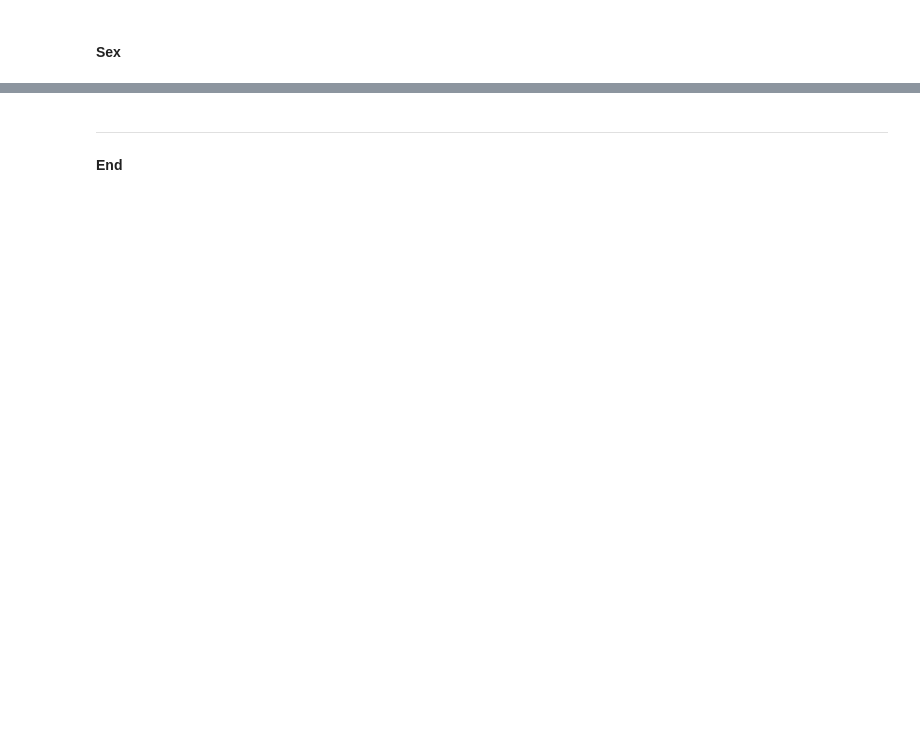
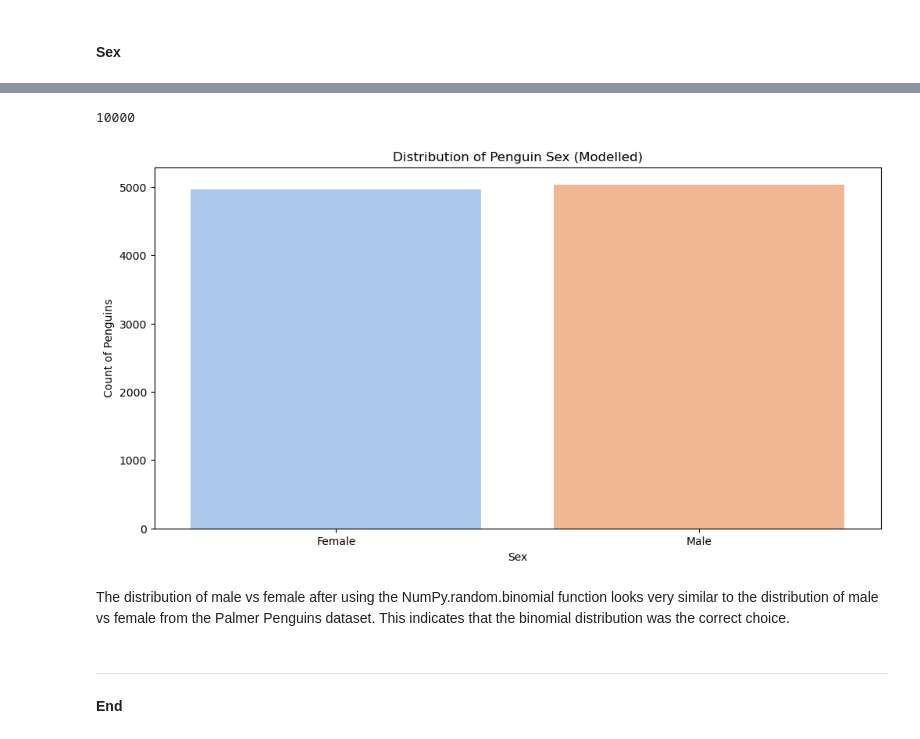
Before and after one commit to turps-pc90/fund_data, a Jupyter notebook: tasks.ipynb, the cells around one changed output, grey strips where cells are left out. Saved outputs shown, nothing was run; the diff lists cells and outputs as text; code cells hidden in the pictures; blank space fills up the shorter version.

```diff
--- a/tasks.ipynb
+++ b/tasks.ipynb
@@ -343,3 +369,44 @@ plt.show()
+# %%
+# Create subset of DataFrame for just sex rows
+male_female = df['sex']
+
+# Define probability of binomial distribution
+b_male = 0.5
+b_female = 0.5
+
+# Define size of dataset - 10000
+num_penguins = 10000
+
+# Simulate binomial distribution - 1 represent male, 0 represent female
+model_mf = np.random.binomial(1, b_male, num_penguins)
+
+# Map the numerical values to the corresponding labels
+male_female = model_mf.astype(str)
+male_female[male_female == '1'] = 'MALE'
+male_female[male_female == '0'] = 'FEMALE'
+
+# Check length of subset after binomial distribution
+print(len(male_female))
+# %% [output]
+10000
+# %%
+# Create a figure and grid layout
+fig = plt.figure(figsize=(12, 6))
+
+# Bar Chart to Show Breakdown of Penguin Sex
+ax1 = fig.add_subplot(111)
+g3 = sns.countplot(x=male_female, palette='pastel', linewidth=0.5)
+g3.set_xticklabels(['Female', 'Male'])  # Set the tick labels
+g3.set_xlabel('Sex')
+g3.set_ylabel('Count of Penguins')
+g3.set_title('Distribution of Penguin Sex (Modelled)')
+
+# Show plot
+plt.show()
+# %% [output]
+[figure, added]
+# %% [markdown]
+The distribution of male vs female after using the NumPy.random.binomial function looks very similar to the distribution of male vs female from the Palmer Penguins dataset. This indicates that the binomial distribution was the correct choice.
 # %% [markdown]
 ***
 **End**
```
Also changed, not shown: parts of 7 cells of this notebook.
